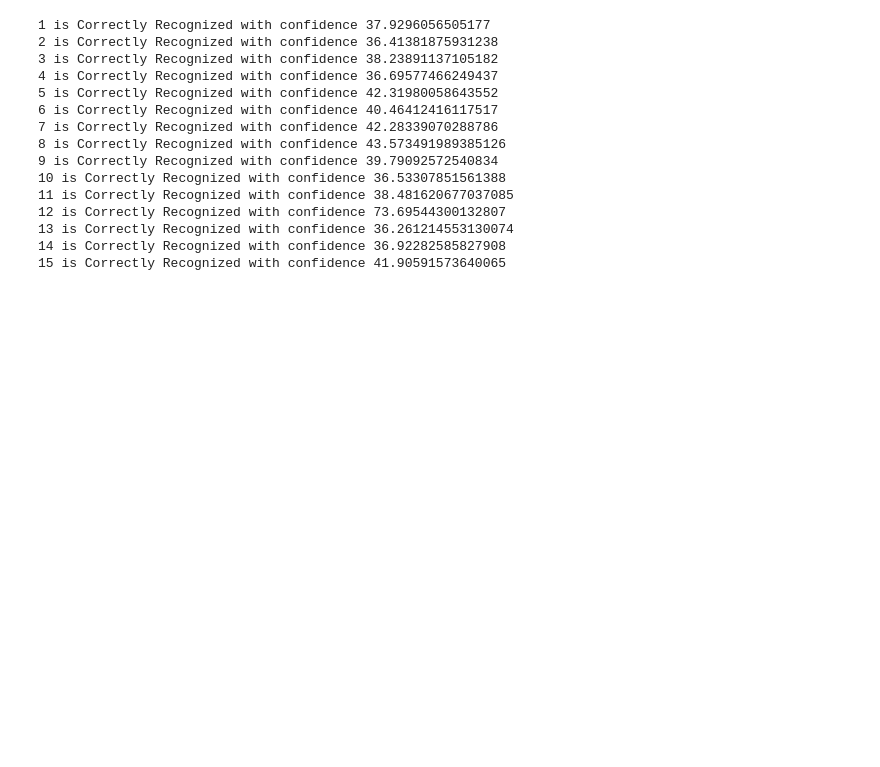
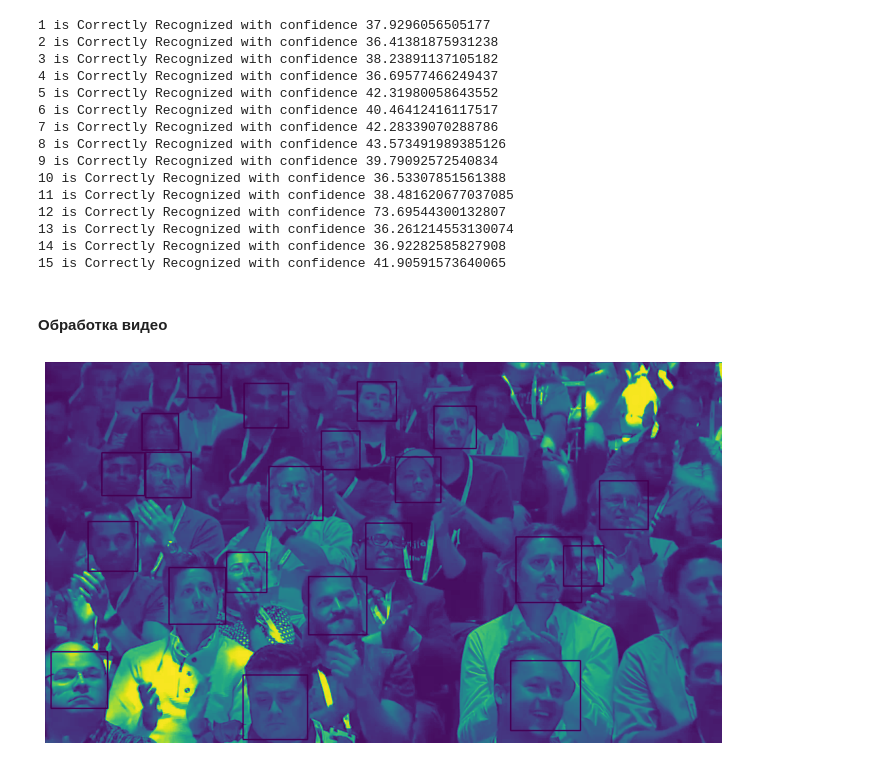
Before and after one commit to Frostjaw/idpiva_lab_3, a Jupyter notebook: Lab3.ipynb, the cells around one changed output. Saved outputs shown, nothing was run; the diff lists cells and outputs as text; code cells hidden in the pictures; blank space fills up the shorter version.

```diff
--- a/Lab3.ipynb
+++ b/Lab3.ipynb
@@ -132,3 +132,35 @@ for image_path in image_paths:
 13 is Correctly Recognized with confidence 36.261214553130074
 14 is Correctly Recognized with confidence 36.92282585827908
 15 is Correctly Recognized with confidence 41.90591573640065
+# %% [markdown]
+#### Обработка видео
+# %%
+vidcap = cv2.VideoCapture('video.mp4')
+# %%
+fps = vidcap.get(cv2.CAP_PROP_FPS)
+frame_count = vidcap.get(cv2.CAP_PROP_FRAME_COUNT)
+duration = frame_count / fps
+vidcap.set(cv2.CAP_PROP_POS_MSEC, 3 * 1000) # optional
+success, video_image = vidcap.read()
+# %%
+video_image = cv2.cvtColor(video_image, cv2.COLOR_BGR2GRAY)
+# %%
+face_cascade = cv2.CascadeClassifier(cv2.data.haarcascades + "haarcascade_frontalface_default.xml")
+profile_cascade = cv2.CascadeClassifier(cv2.data.haarcascades + "haarcascade_profileface.xml")
+
+detected_faces = face_cascade.detectMultiScale(image=video_image, scaleFactor=1.3, minNeighbors=5)
+detected_profiles = profile_cascade.detectMultiScale(image=video_image, scaleFactor=1.3, minNeighbors=5)
+# фильтрация
+profiles_not_faces = [x for x in detected_profiles if x not in detected_faces]
+# %%
+# Выделяем лица на оригинальной картинке
+draw_found_faces(detected_faces, video_image, (0, 255, 0)) # RGB - green
+draw_found_faces(detected_profiles, video_image, (0, 0, 255)) # RGB - red
+
+# Вывод
+fig = plt.figure(figsize=(20, 7))
+plt.imshow(video_image)
+plt.axis('off')
+plt.show()
+# %% [output]
+[figure, added]
```
